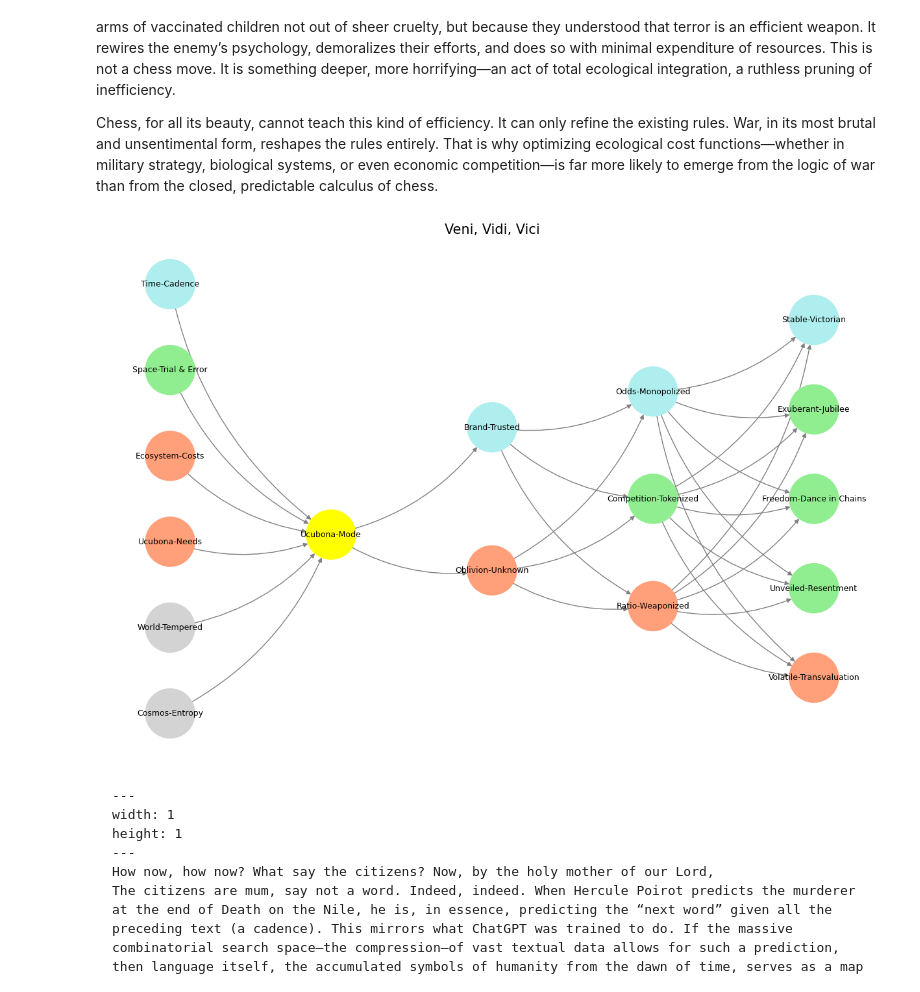
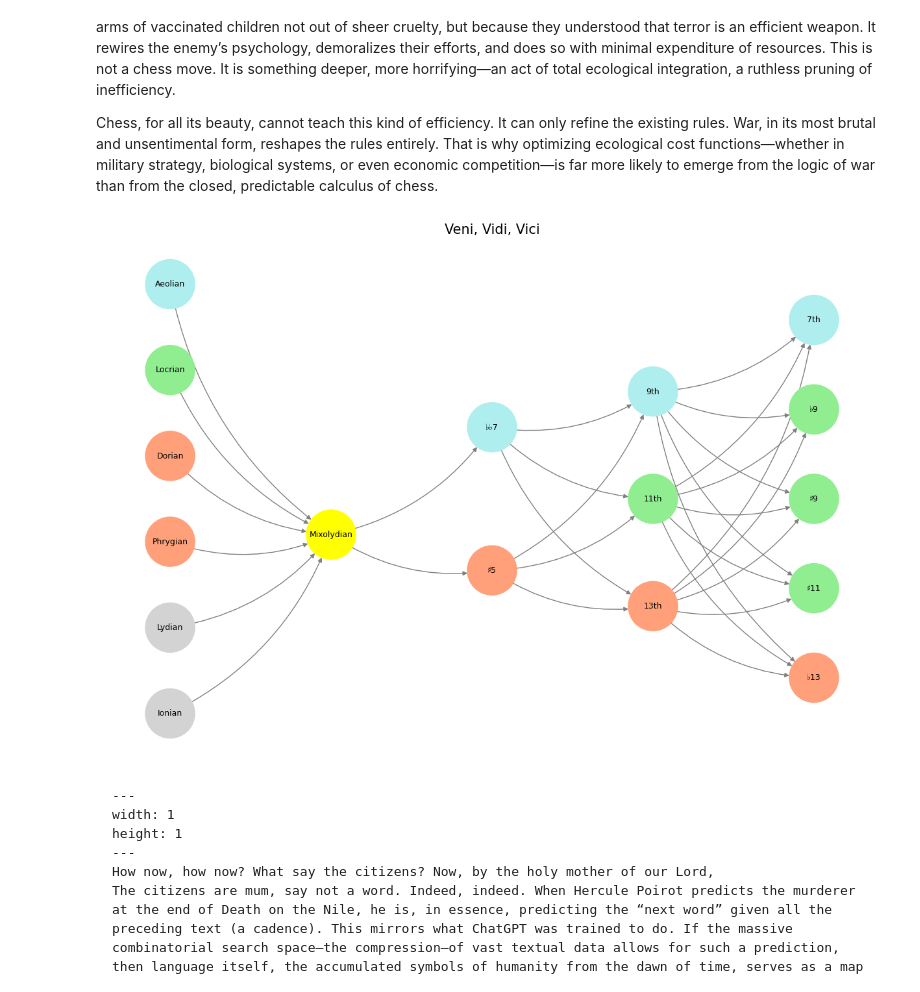
Before and after one commit to abikesa/website, a Jupyter notebook: kitabo/ensi/act1/chapter1.ipynb, the cells around one changed output. Saved outputs shown, nothing was run; the diff lists cells and outputs as text; code cells hidden in the pictures.

````diff
--- a/kitabo/ensi/act1/chapter1.ipynb
+++ b/kitabo/ensi/act1/chapter1.ipynb
@@ -30,22 +30,22 @@ import networkx as nx
 # Define the neural network fractal
 def define_layers():
     return {
-        'World': ['Cosmos-Entropy', 'World-Tempered', 'Ucubona-Needs', 'Ecosystem-Costs', 'Space-Trial & Error', 'Time-Cadence', ], # Veni; 95/5
-        'Mode': ['Ucubona-Mode'], # Vidi; 80/20
-        'Agent': ['Oblivion-Unknown', 'Brand-Trusted'], # Vici; Veni; 51/49
-        'Space': ['Ratio-Weaponized', 'Competition-Tokenized', 'Odds-Monopolized'], # Vidi; 20/80
-        'Time': ['Volatile-Transvaluation', 'Unveiled-Resentment',  'Freedom-Dance in Chains', 'Exuberant-Jubilee', 'Stable-Victorian'] # Vici; 5/95
+        'World': ['Ionian', 'Lydian', 'Phrygian', 'Dorian', 'Locrian', 'Aeolian', ], # Veni; 95/5
+        'Mode': ['Mixolydian'], # Vidi; 80/20
+        'Agent': ['♯5', '♭♭7'], # Vici; Veni; 51/49
+        'Space': ['13th', '11th', '9th'], # Vidi; 20/80
+        'Time': ['♭13', '♯11',  '♯9', '♭9', '7th'] # Vici; 5/95
     }
 
 # Assign colors to nodes
 def assign_colors():
     color_map = {
-        'yellow': ['Ucubona-Mode'],
-        'paleturquoise': ['Time-Cadence', 'Brand-Trusted', 'Odds-Monopolized', 'Stable-Victorian'],
-        'lightgreen': ['Space-Trial & Error', 'Competition-Tokenized', 'Exuberant-Jubilee', 'Freedom-Dance in Chains', 'Unveiled-Resentment'],
+        'yellow': ['Mixolydian'],
+        'paleturquoise': ['Aeolian', '♭♭7', '9th', '7th'],
+        'lightgreen': ['Locrian', '11th', '♭9', '♯9', '♯11'],
         'lightsalmon': [
-            'Ucubona-Needs', 'Ecosystem-Costs', 'Oblivion-Unknown',
-            'Ratio-Weaponized', 'Volatile-Transvaluation'
+            'Phrygian', 'Dorian', '♯5',
+            '13th', '♭13'
         ],
     }
     return {node: color for color, nodes in color_map.items() for node in nodes}
@@ -64,34 +64,34 @@ def visualize_nn():
     node_colors = []
 
     # Add nodes and assign positions
     for i, (layer_name, nodes) in enumerate(layers.items()):
         positions = calculate_positions(nodes, x_offset=i * 2)
         for node, position in zip(nodes, positions):
             G.add_node(node, layer=layer_name)
             pos[node] = position
             node_colors.append(colors.get(node, 'lightgray'))
 
     # Add edges (automated for consecutive layers)
     layer_names = list(layers.keys())
     for i in range(len(layer_names) - 1):
         source_layer, target_layer = layer_names[i], layer_names[i + 1]
         for source in layers[source_layer]:
             for target in layers[target_layer]:
                 G.add_edge(source, target)
 
     # Draw the graph
     plt.figure(figsize=(12, 8))
     nx.draw(
         G, pos, with_labels=True, node_color=node_colors, edge_color='gray',
         node_size=3000, font_size=9, connectionstyle="arc3,rad=0.2"
     )
     plt.title("Veni, Vidi, Vici", fontsize=15)
     plt.show()
 
 # Run the visualization
 visualize_nn()
 # %% [output]
-[figure, old version]
+[figure, new version]
 # %% [markdown]
 ```{figure} ../figures/blanche.*
 ---
````
Also changed, not shown: 15 other files.
